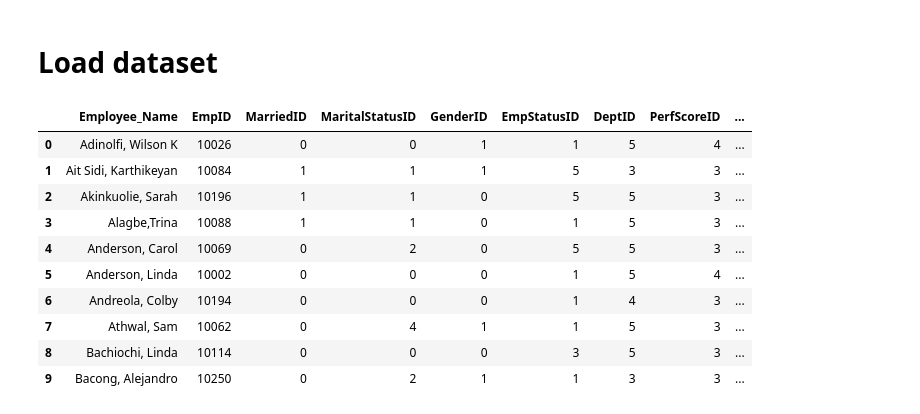
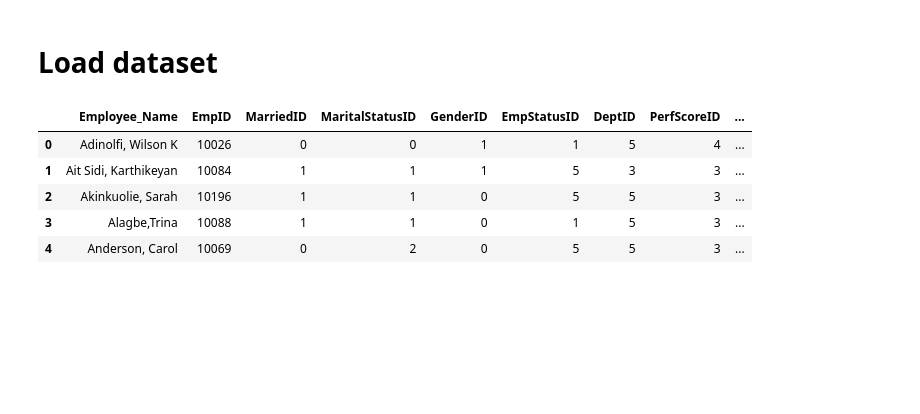
Before and after one commit to FlorianMold/fh-data-science, a Jupyter notebook: ex2/hr.ipynb, the cells around one changed output. Cells and saved outputs as stored; diff of their text form; code cells hidden in the pictures; blank space fills up the shorter version.

```diff
--- a/ex2/hr.ipynb
+++ b/ex2/hr.ipynb
@@ -24,17 +15,12 @@ pd.options.display.max_columns = None
 # %%
 hr_data_set = pd.read_csv('../data/HRDataset_v14.csv', sep=',')
 hr_data_set.sample(frac=1, random_state=42).reset_index(drop=True)
 hrdataset = hr_data_set
-hrdataset.head(10)
+hrdataset.head(5)
 # %% [output]
 |  | Employee_Name | EmpID | MarriedID | MaritalStatusID | GenderID | EmpStatusID | DeptID | PerfScoreID | ... |
 | 0 | Adinolfi, Wilson K | 10026 | 0 | 0 | 1 | 1 | 5 | 4 | ... |
 | 1 | Ait Sidi, Karthikeyan | 10084 | 1 | 1 | 1 | 5 | 3 | 3 | ... |
 | 2 | Akinkuolie, Sarah | 10196 | 1 | 1 | 0 | 5 | 5 | 3 | ... |
 | 3 | Alagbe,Trina | 10088 | 1 | 1 | 0 | 1 | 5 | 3 | ... |
 | 4 | Anderson, Carol | 10069 | 0 | 2 | 0 | 5 | 5 | 3 | ... |
-| 5 | Anderson, Linda | 10002 | 0 | 0 | 0 | 1 | 5 | 4 | ... |
-| 6 | Andreola, Colby | 10194 | 0 | 0 | 0 | 1 | 4 | 3 | ... |
-| 7 | Athwal, Sam | 10062 | 0 | 4 | 1 | 1 | 5 | 3 | ... |
-| 8 | Bachiochi, Linda | 10114 | 0 | 0 | 0 | 3 | 5 | 3 | ... |
-| 9 | Bacong, Alejandro | 10250 | 0 | 2 | 1 | 1 | 3 | 3 | ... |
```
Also changed, not shown: parts of 19 cells of this notebook, 4 other files.
